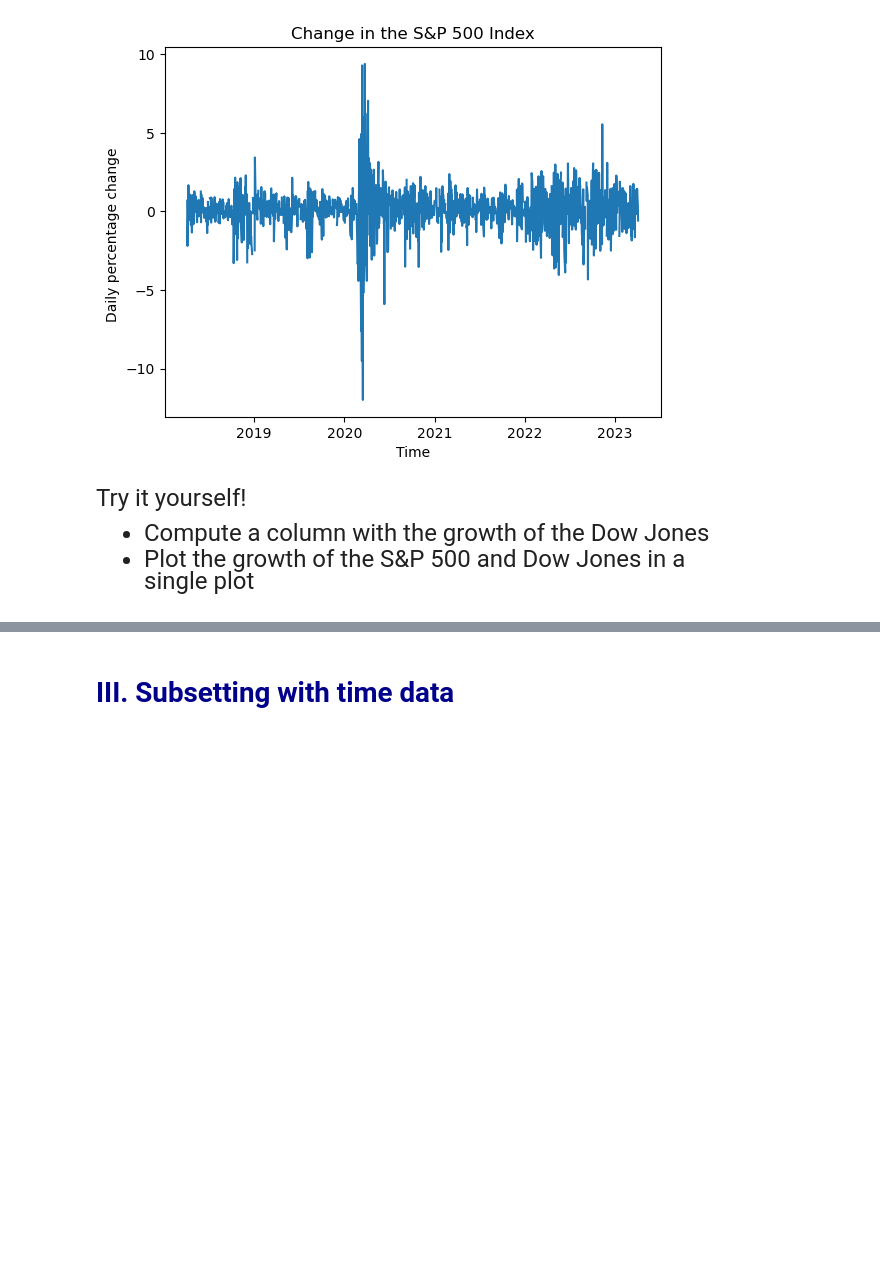
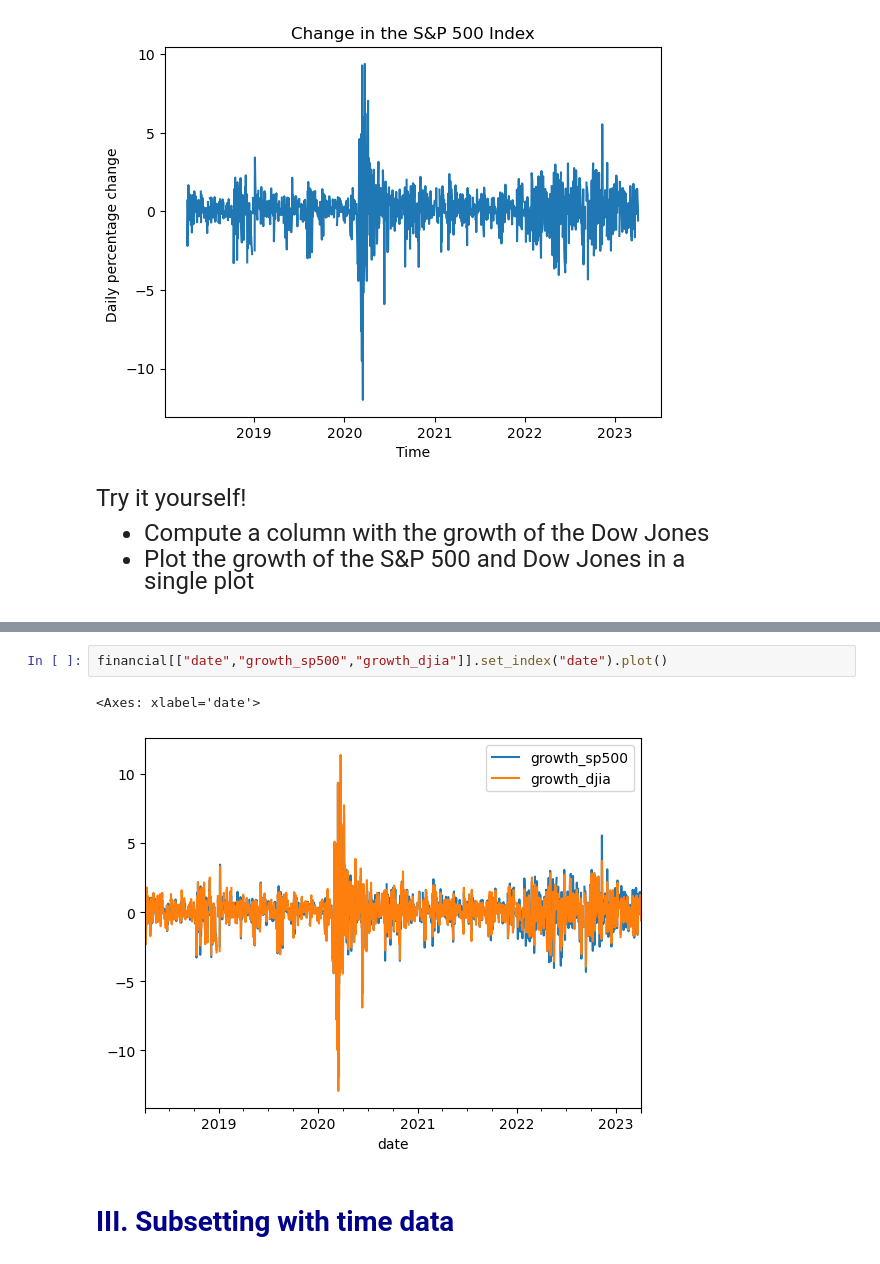
Before and after one commit to howiebrown/qtm151_fall_2023, a Jupyter notebook: lecture_21/lecture_21.ipynb, the cells around one changed output, grey strips where cells are left out. Cells and saved outputs as stored; diff of their text form; blank space fills up the shorter version.

```diff
--- a/lecture_21/lecture_21.ipynb
+++ b/lecture_21/lecture_21.ipynb
@@ -184,3 +215,8 @@ single plot
+# %%
+financial[["date","growth_sp500","growth_djia"]].set_index("date").plot()
+# %% [output]
+<Axes: xlabel='date'>
+[figure, added]
 # %% [markdown]
 # <span style="color:darkblue"> III. Subsetting with time data </span>
 # %% [markdown]
```
Also changed, not shown: parts of 4 cells of this notebook, 1 other file.
